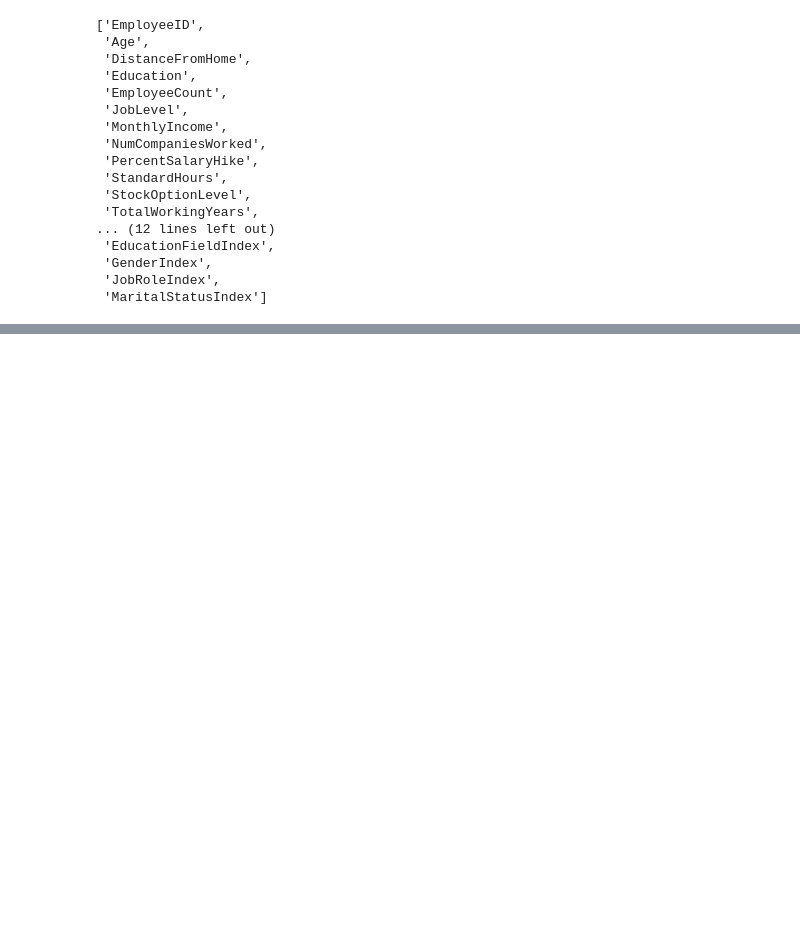
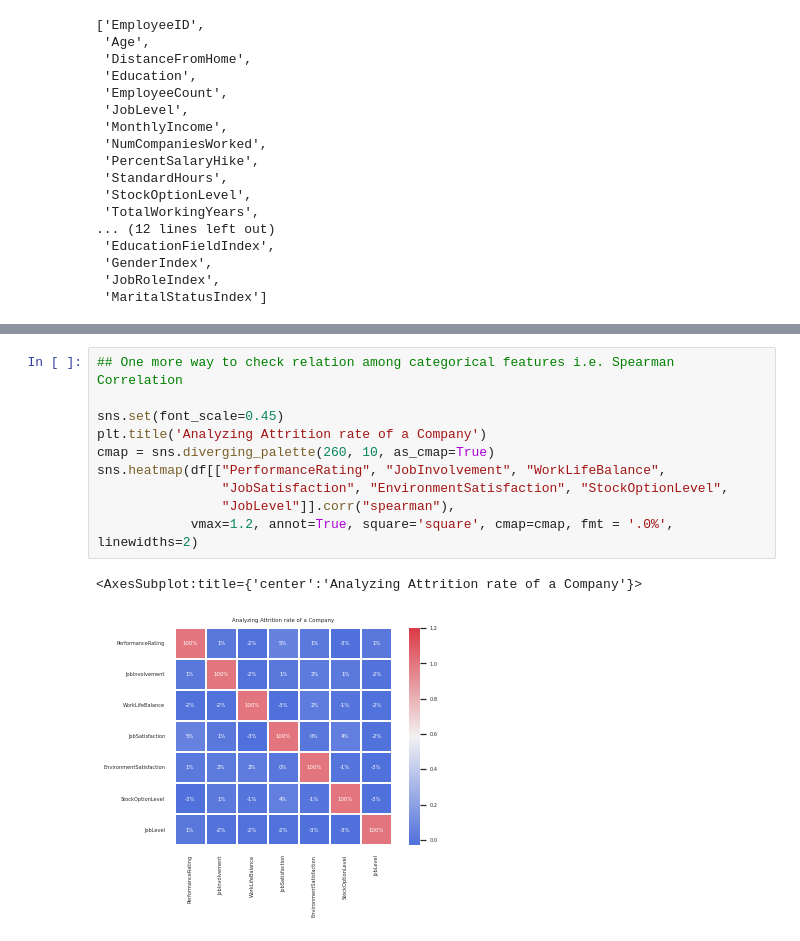
Before and after one commit to AyatoTanemura/aws-instance-dup, a Jupyter notebook: Iteration 4 pyspark.ipynb, the cells around one changed output, grey strips where cells are left out. Drawn from its saved outputs; the diff is of its cells as text; blank space fills up the shorter version.

```diff
--- a/Iteration 4 pyspark.ipynb
+++ b/Iteration 4 pyspark.ipynb
@@ -550,0 +799,13 @@ only showing top 20 rows
+# %%
+## One more way to check relation among categorical features i.e. Spearman Correlation
+
+sns.set(font_scale=0.45)
+plt.title('Analyzing Attrition rate of a Company')
+cmap = sns.diverging_palette(260, 10, as_cmap=True)
+sns.heatmap(df[["PerformanceRating", "JobInvolvement", "WorkLifeBalance",
+                "JobSatisfaction", "EnvironmentSatisfaction", "StockOptionLevel",
+                "JobLevel"]].corr("spearman"),
+            vmax=1.2, annot=True, square='square', cmap=cmap, fmt = '.0%', linewidths=2)
+# %% [output]
+<AxesSubplot:title={'center':'Analyzing Attrition rate of a Company'}>
+[figure, added]
```
Also changed, not shown: parts of 39 cells of this notebook.
